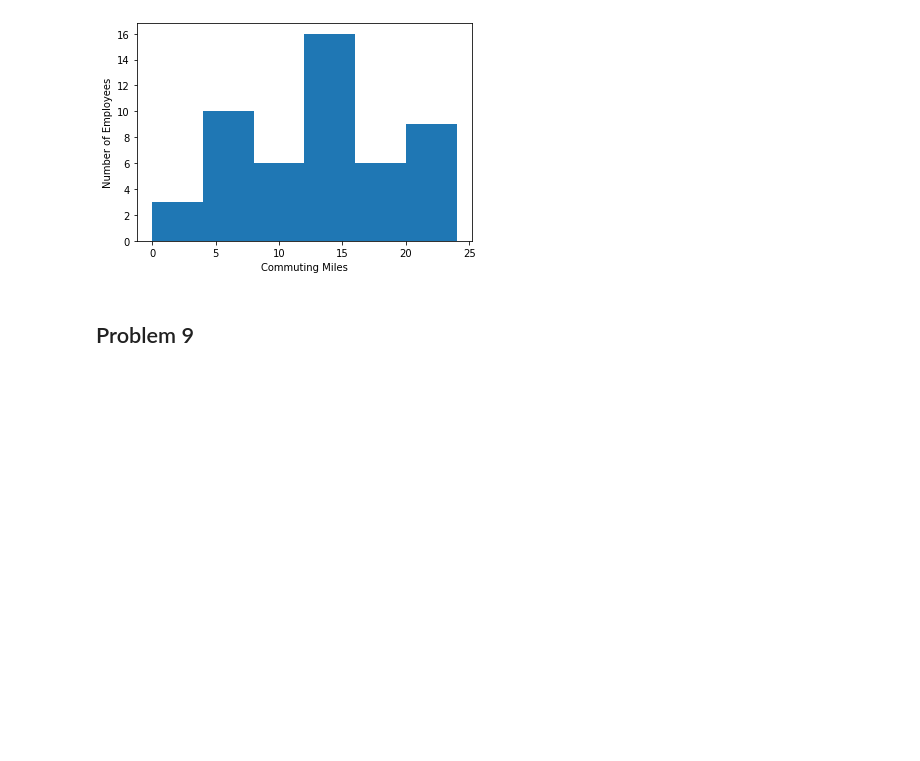
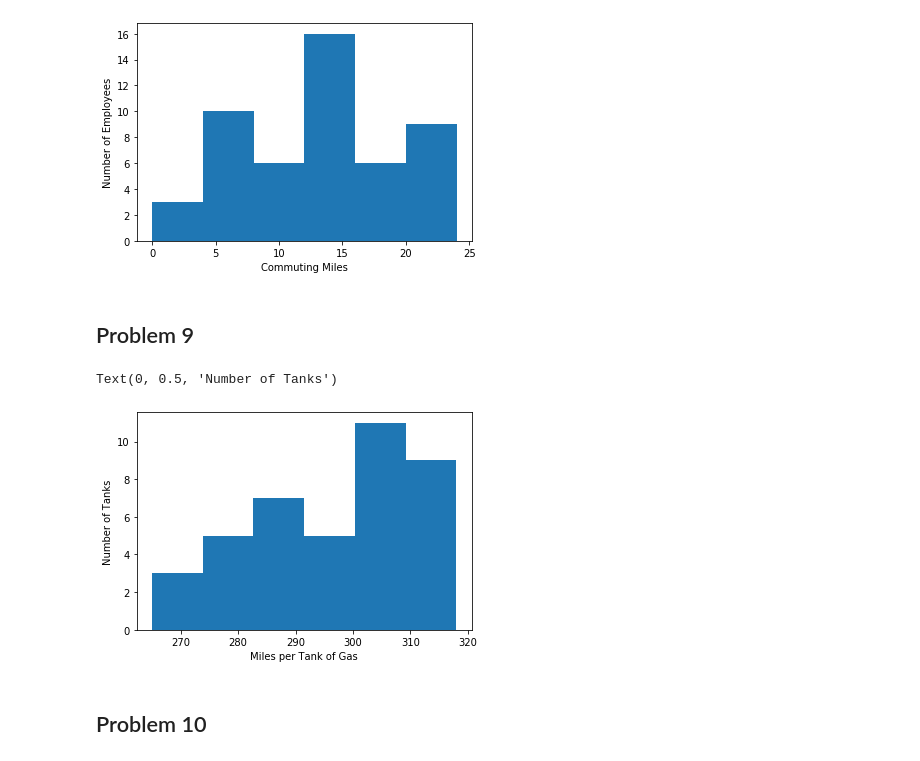
Before and after one commit to paulaonea/python-humongous-book-of-statistics, a Jupyter notebook: Chapter 1 - Displaying Descriptive Statistics.ipynb, the cells around one changed output. Saved outputs shown, nothing was run; the diff lists cells and outputs as text; code cells hidden in the pictures; blank space fills up the shorter version.

Commit message:
Problem 1.10

```diff
--- a/Chapter 1 - Displaying Descriptive Statistics.ipynb
+++ b/Chapter 1 - Displaying Descriptive Statistics.ipynb
@@ -124,6 +124,11 @@ miles_per_tank = pd.Series([302, 315, 265, 296, 289, 301, 308, 280, 285, 318,
                            272, 295, 305, 283, 309, 313, 278, 284, 296, 291,
                            310, 302, 282, 287, 307, 305, 314, 318, 308, 280])
 # %%
-chart = miles_per_tank.plot(kind='hist', bins=6)
-chart.set_xlabel('Miles per Tank of Gas')
-chart.set_ylabel
+hist2 = miles_per_tank.plot(kind='hist', bins=6)
+hist2.set_xlabel('Miles per Tank of Gas')
+hist2.set_ylabel('Number of Tanks')
+# %% [output]
+Text(0, 0.5, 'Number of Tanks')
+[figure, added]
+# %% [markdown]
+## Problem 10
```
Also changed, not shown: parts of 2 cells of this notebook.
